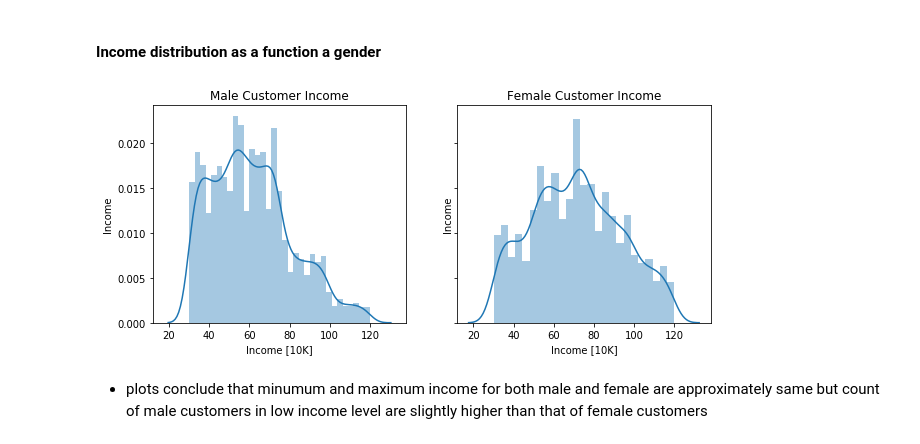
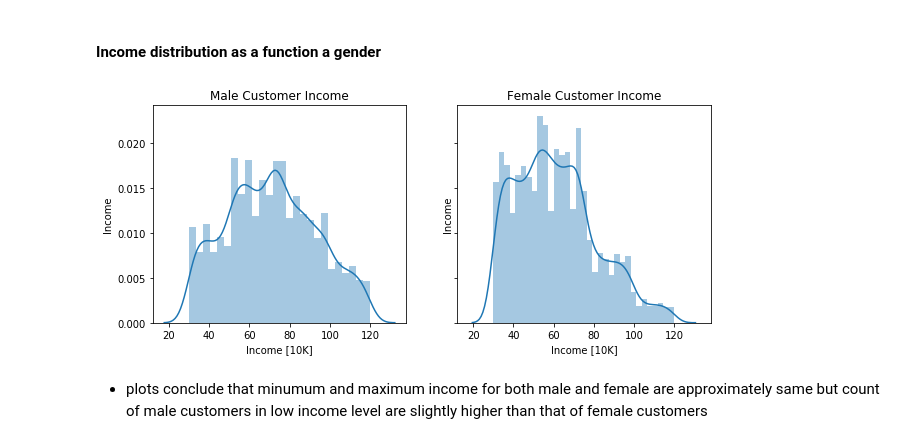
Before and after one commit to alexmill/Starbucks-Capstone-Challenge, a Jupyter notebook: Starbucks_Capstone_notebook.ipynb, the cells around one changed output. Cells and saved outputs as stored; diff of their text form; code cells hidden in the pictures.

```diff
--- a/Starbucks_Capstone_notebook.ipynb
+++ b/Starbucks_Capstone_notebook.ipynb
@@ -240,6 +274,8 @@ len(profile[profile['gender'].isnull()].index)
 # %%
 # profile: drop rows with no gender, income, age data
 profile = profile.drop(profile[profile['gender'].isnull()].index)
+# %%
+profile['gender'] = profile['gender'].apply(lambda x: 1 if x == 'M' else 0)
 # %%
 # profile: add start_year column
 profile['start_year'] = profile.became_member_on.dt.year
@@ -513,27 +562,27 @@ Name: became_member_on, dtype: float64
 #### Income distribution as a function a gender
 # %%
 # extract male and female customers
-male_customers = profile[profile['gender'] == 'M']
-female_customers = profile[profile['gender'] == 'F']
+male_customers = profile[profile['gender'] == 0]
+female_customers = profile[profile['gender'] == 1]
 
 # to be able to draw two subplots in a row
 fig, ax = plt.subplots(figsize=(10, 4), nrows=1, ncols=2, sharex=True, sharey=True)
 
 # plot a male customers income distribution
 plt.sca(ax[0])
 sns.distplot(male_customers['income'] * 1E-3)
 plt.xlabel('Income [10K]')
 plt.ylabel('Income')
 plt.title('Male Customer Income')
 
 # plot a female customers income distribution
 plt.sca(ax[1])
 sns.distplot(female_customers['income'] * 1E-3)
 plt.xlabel('Income [10K]')
 plt.ylabel('Income')
 plt.title('Female Customer Income');
 # %% [output]
-[figure, old version]
+[figure, new version]
 # %% [markdown]
 - plots conclude that minumum and maximum income for both male and female are approximately same but count of male customers in low income level are slightly higher than that of female customers
 # %% [markdown]
```
Also changed, not shown: parts of 56 cells of this notebook, 2 other files.
